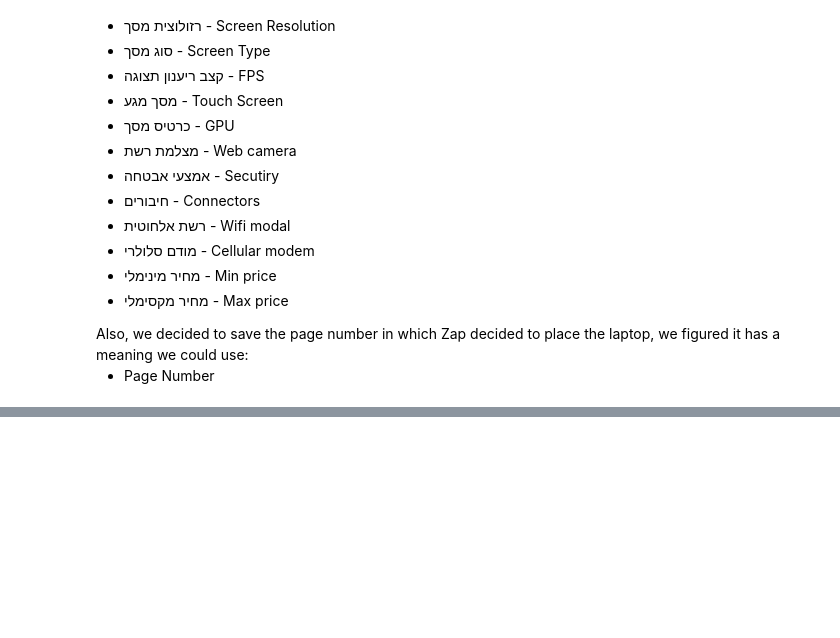
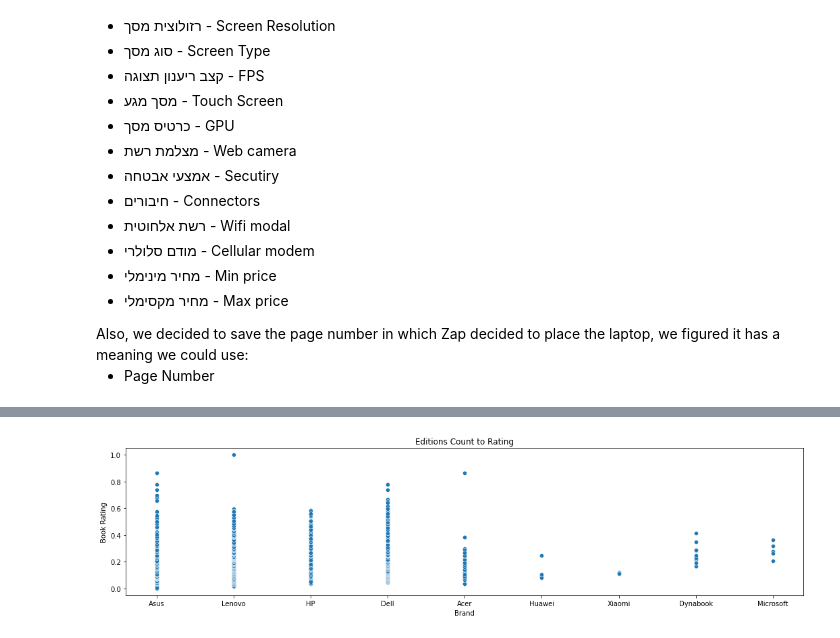
Before and after one commit to shayjr122/ZapDataScience, a Jupyter notebook: new_25_06.ipynb, the cells around one changed output, grey strips where cells are left out. Saved outputs shown, nothing was run; the diff lists cells and outputs as text; code cells hidden in the pictures; blank space fills up the shorter version.

```diff
--- a/new_25_06.ipynb
+++ b/new_25_06.ipynb
@@ -227,0 +528,9 @@ zap_data_crawl_all(BASE_URL, filename, page)
+# %%
+fig, ax = plt.subplots(figsize=(18, 4))
+fg = sns.scatterplot(data=laptops_eda, x='Brand', y='Price', ax=ax)
+fg.set_title("Editions Count to Rating")
+fg.set_xlabel("Brand")
+fg.set_ylabel("Book Rating")
+plt.show()
+# %% [output]
+[figure, added]
```
Also changed, not shown: parts of 33 cells of this notebook, 5 other files.
